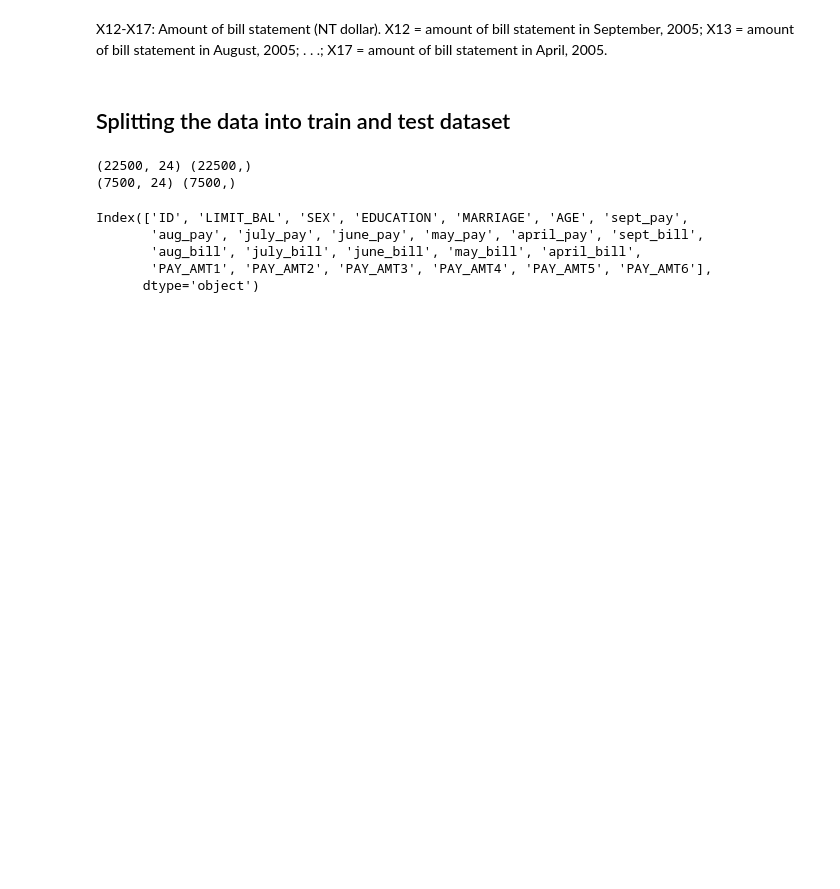
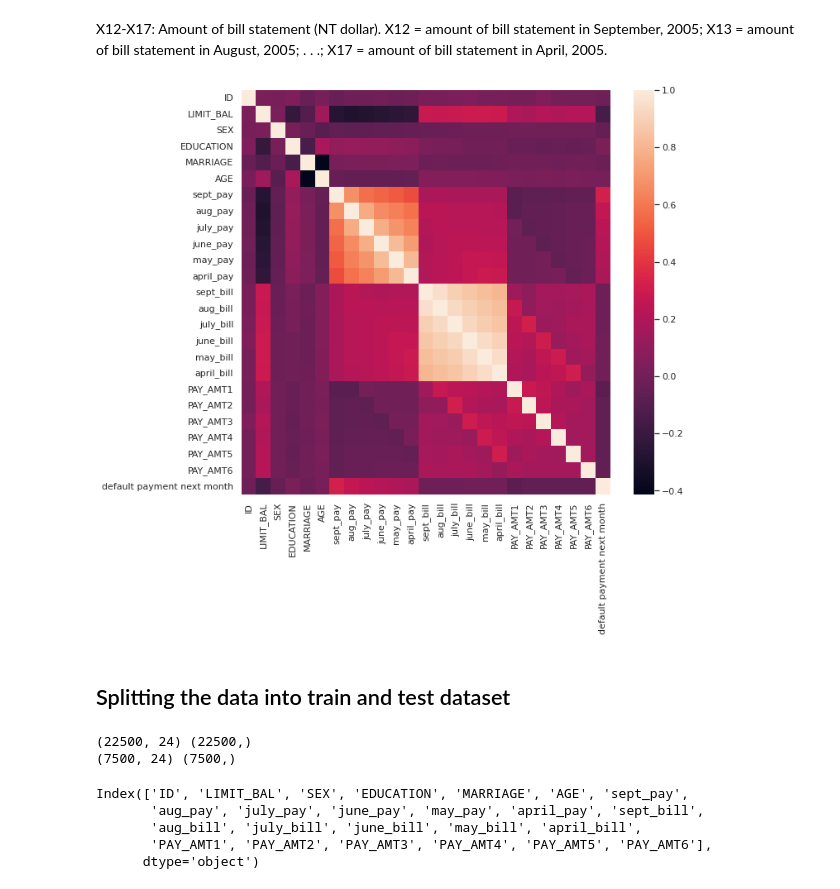
Before and after one commit to PratibhaSanganmath/Credit-Card-Default-Prediction, a Jupyter notebook: Copy_of_Credit_Card_Default_Prediction_Capstone_Project.ipynb, the cells around one changed output. Drawn from its saved outputs; the diff is of its cells as text; code cells hidden in the pictures; blank space fills up the shorter version.

```diff
--- a/Copy_of_Credit_Card_Default_Prediction_Capstone_Project.ipynb
+++ b/Copy_of_Credit_Card_Default_Prediction_Capstone_Project.ipynb
@@ -319,6 +320,12 @@ for column in pay_columns:
 df=df.rename(columns={'BILL_AMT1':'sept_bill','BILL_AMT2':'aug_bill','BILL_AMT3':'july_bill','BILL_AMT4':'june_bill','BILL_AMT5':'may_bill','BILL_AMT6':'april_bill'})
 # %% [markdown]
 X12-X17: Amount of bill statement (NT dollar). X12 = amount of bill statement in September, 2005; X13 = amount of bill statement in August, 2005; . . .; X17 = amount of bill statement in April, 2005.
+# %%
+fig, ax = plt.subplots(figsize=(10, 9))
+sns.heatmap(df.corr())
+plt.show()
+# %% [output]
+[figure, added]
 # %%
 # Data for all the independent variables
 X = df.drop(labels='default payment next month',axis=1)
```
Also changed, not shown: parts of 19 cells of this notebook.
